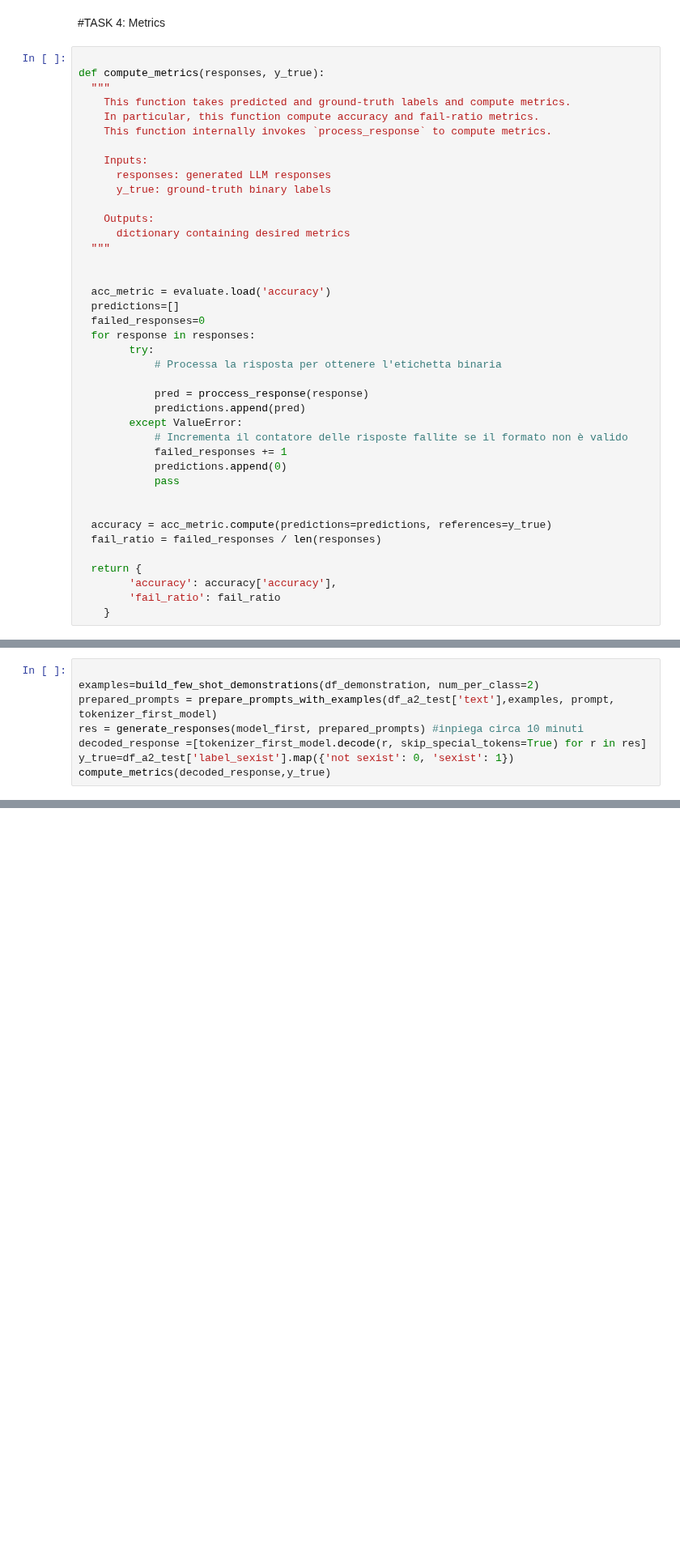
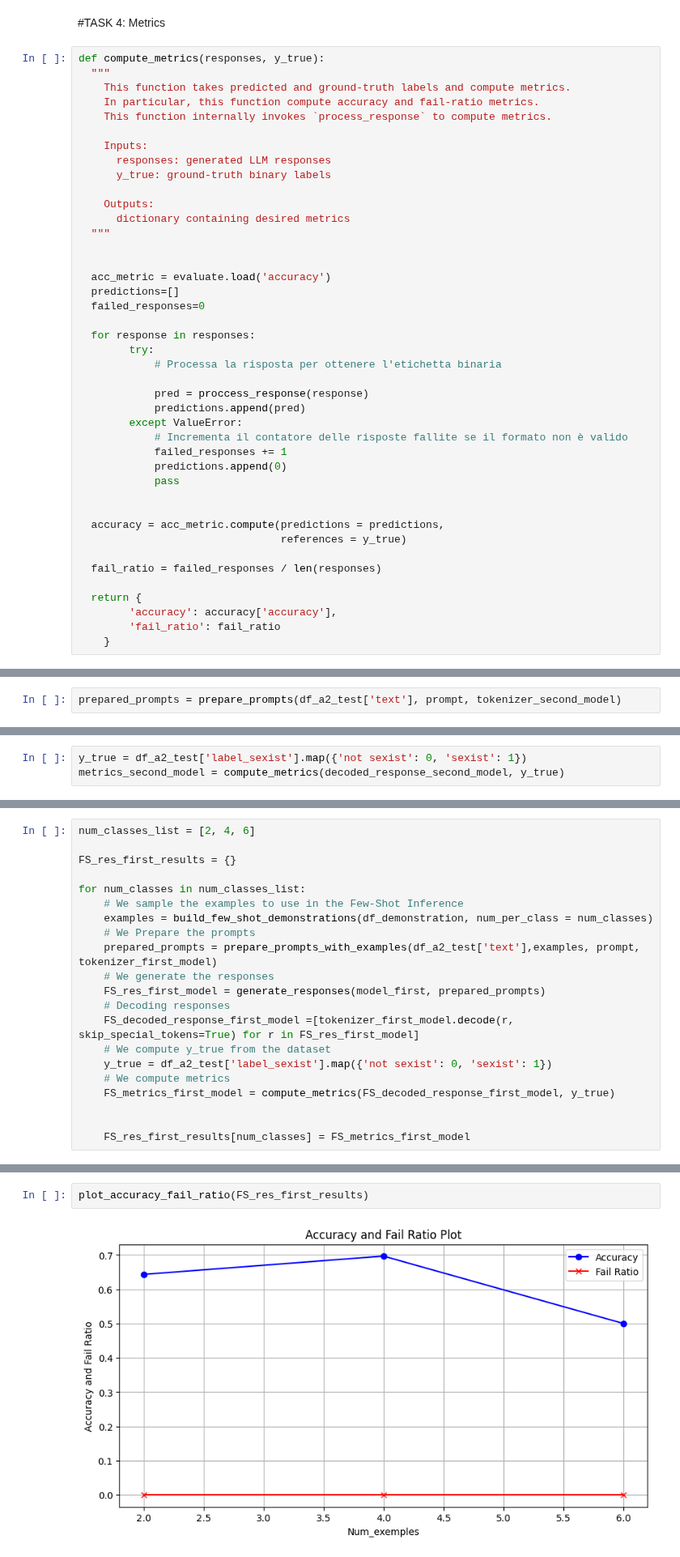
Before and after one commit to RiccardoRomeo01/NLP_Assignments, a Jupyter notebook: Assignment2/CodeA2/Assignment2.ipynb, the cells around one changed output, grey strips where cells are left out. Shown at 81% size. Saved outputs shown, nothing was run; the diff lists cells and outputs as text; blank space fills up the shorter version.

```diff
--- a/Assignment2/CodeA2/Assignment2.ipynb
+++ b/Assignment2/CodeA2/Assignment2.ipynb
@@ -510,7 +436,6 @@ lable 0:150, lable 1:150
 # %% [markdown]
 #TASK 4: Metrics
 # %%
-
 def compute_metrics(responses, y_true):
   """
     This function takes predicted and ground-truth labels and compute metrics.
@@ -529,6 +454,7 @@ def compute_metrics(responses, y_true):
   acc_metric = evaluate.load('accuracy')
   predictions=[]
   failed_responses=0
+
   for response in responses:
         try:
             # Processa la risposta per ottenere l'etichetta binaria
@@ -542,7 +468,9 @@ def compute_metrics(responses, y_true):
             pass
 
 
-  accuracy = acc_metric.compute(predictions=predictions, references=y_true)
+  accuracy = acc_metric.compute(predictions = predictions,
+                                references = y_true)
+
   fail_ratio = failed_responses / len(responses)
 
   return {
@@ -565,0 +497,2 @@ compute_metrics(decoded_response,y_true )
+# %%
+prepared_prompts = prepare_prompts(df_a2_test['text'], prompt, tokenizer_second_model)
@@ -565,0 +502,3 @@ compute_metrics(decoded_response,y_true )
+# %%
+y_true = df_a2_test['label_sexist'].map({'not sexist': 0, 'sexist': 1})
+metrics_second_model = compute_metrics(decoded_response_second_model, y_true)
@@ -672,8 +656,21 @@ def prepare_prompts_with_examples(texts,examples, prompt_template, tokenizer):
 # %%
+num_classes_list = [2, 4, 6]
 
-examples=build_few_shot_demonstrations(df_demonstration, num_per_class=2)
-prepared_prompts = prepare_prompts_with_examples(df_a2_test['text'],examples, prompt, tokenizer_first_model)
-res = generate_responses(model_first, prepared_prompts) #inpiega circa 10 minuti
-decoded_response =[tokenizer_first_model.decode(r, skip_special_tokens=True) for r in res]
-y_true=df_a2_test['label_sexist'].map({'not sexist': 0, 'sexist': 1})
-compute_metrics(decoded_response,y_true)
+FS_res_first_results = {}
+
+for num_classes in num_classes_list:
+    # We sample the examples to use in the Few-Shot Inference
+    examples = build_few_shot_demonstrations(df_demonstration, num_per_class = num_classes)
+    # We Prepare the prompts
+    prepared_prompts = prepare_prompts_with_examples(df_a2_test['text'],examples, prompt, tokenizer_first_model)
+    # We generate the responses
+    FS_res_first_model = generate_responses(model_first, prepared_prompts)
+    # Decoding responses
+    FS_decoded_response_first_model =[tokenizer_first_model.decode(r, skip_special_tokens=True) for r in FS_res_first_model]
+    # We compute y_true from the dataset
+    y_true = df_a2_test['label_sexist'].map({'not sexist': 0, 'sexist': 1})
+    # We compute metrics
+    FS_metrics_first_model = compute_metrics(FS_decoded_response_first_model, y_true)
+
+
+    FS_res_first_results[num_classes] = FS_metrics_first_model
@@ -681,0 +677,4 @@ compute_metrics(decoded_response,y_true)
+# %%
+plot_accuracy_fail_ratio(FS_res_first_results)
+# %% [output]
+[figure, added]
```
Also changed, not shown: parts of 33 cells of this notebook.
